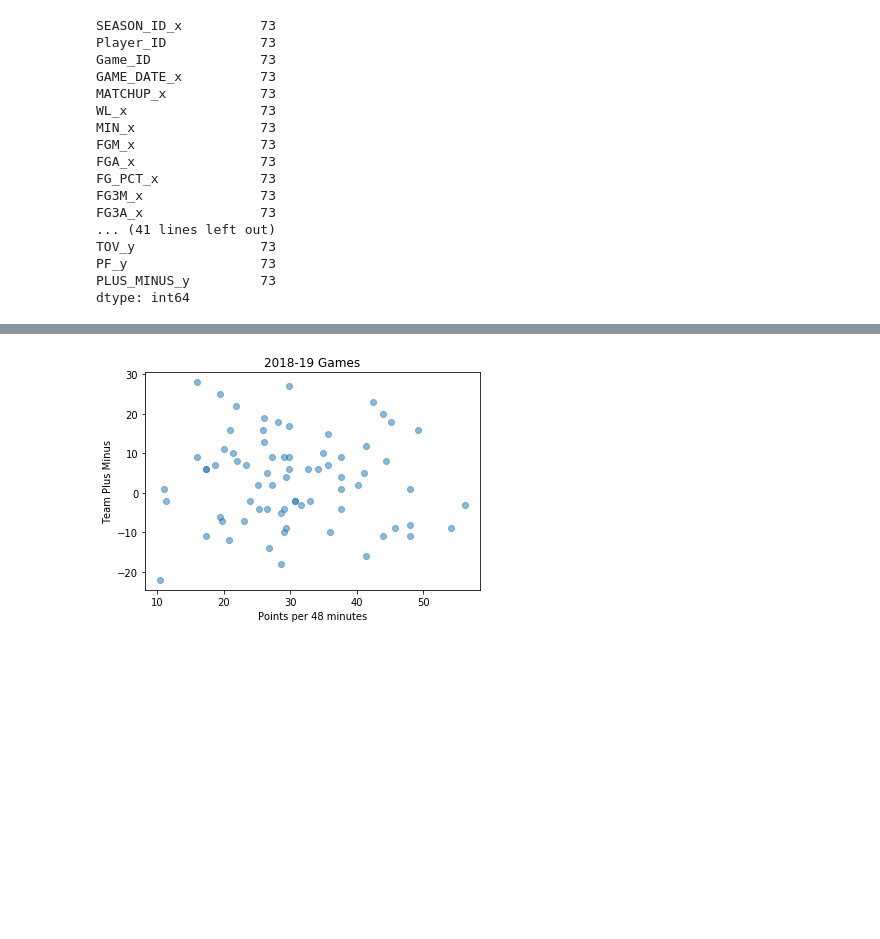
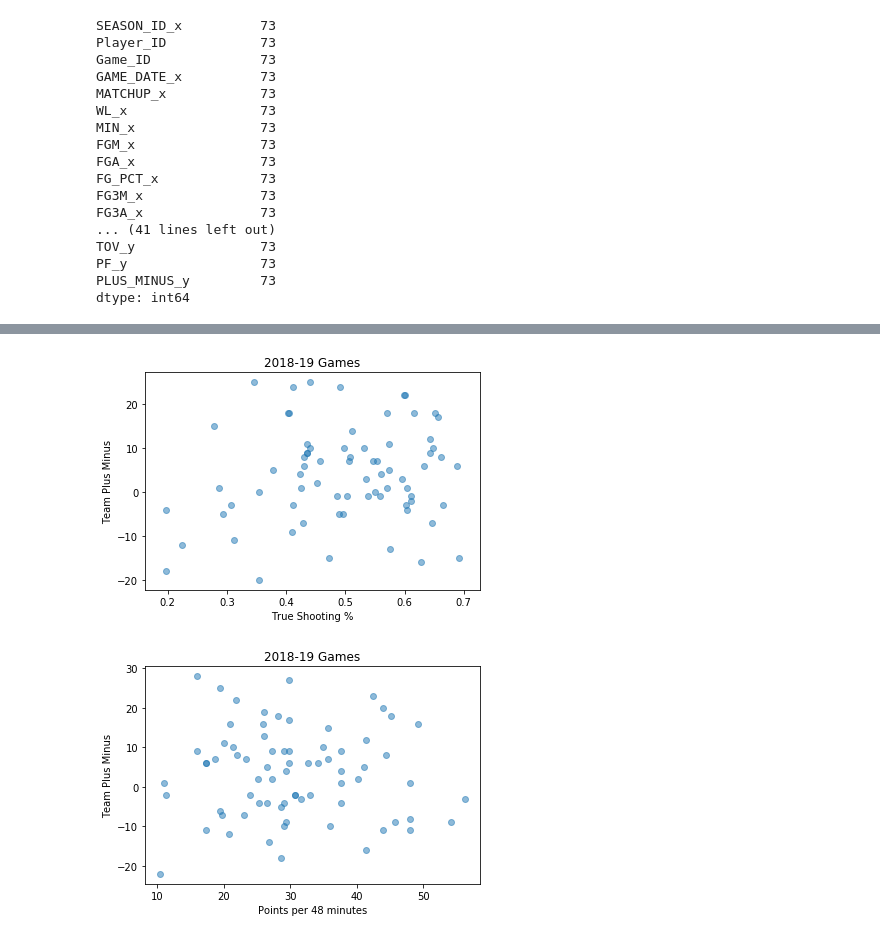
Before and after one commit to nickkeller21/Project1, a Jupyter notebook: nick/Nick Testing.ipynb, the cells around one changed output, grey strips where cells are left out. Saved outputs shown, nothing was run; the diff lists cells and outputs as text; code cells hidden in the pictures; blank space fills up the shorter version.

```diff
--- a/nick/Nick Testing.ipynb
+++ b/nick/Nick Testing.ipynb
@@ -77,3 +92,11 @@ rw_merge.to_csv("Russell Westbrook")
+# %%
+plt.scatter(rw_merge['TS_x'], rw_merge['PLUS_MINUS_x'], alpha=0.5)
+plt.xlabel("True Shooting %")
+plt.ylabel("Team Plus Minus")
+plt.title("2018-19 Games")
+plt.show()
+# %% [output]
+[figure, added]
 # %%
 plt.scatter(rw_merge['PTS/48'], rw_merge['PLUS_MINUS_y'], alpha=0.5)
 plt.xlabel("Points per 48 minutes")
```
Also changed, not shown: parts of 5 cells of this notebook, 2 other files.
